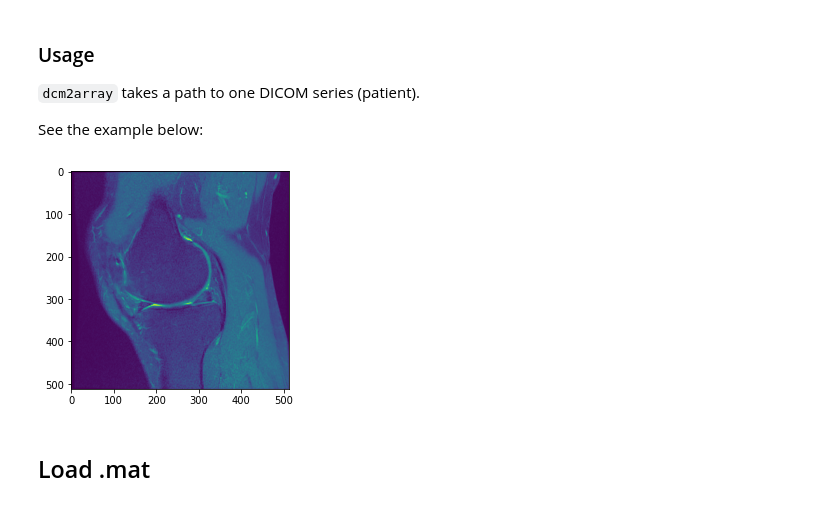
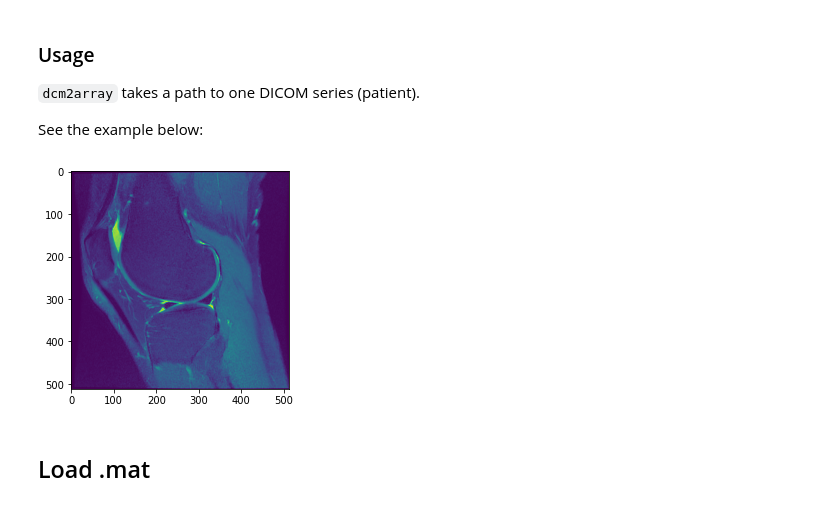
Before and after one commit to UCSF-intelligent-imaging/I2T2, a Jupyter notebook: nbs/00_io.ipynb, the cells around one changed output. Drawn from its saved outputs; the diff is of its cells as text; code cells hidden in the pictures.

Commit message:
CHanged dcm loader to order/sort slices by ImagePositionPatient.

```diff
--- a/nbs/00_io.ipynb
+++ b/nbs/00_io.ipynb
@@ -30,7 +30,7 @@ Successfully imported GDCM
 ## load dicom
 # %%
 # export
-def load_dcm(path_to_dicom_dir=None, sort_by_slice_location=True):
+def load_dcm(path_to_dicom_dir=None, sort_by_image_position_patient=True, dicom_extension='.dcm'):
     """
     Loads DICOM data as a numpy array.
 
@@ -49,7 +49,7 @@ def load_dcm(path_to_dicom_dir=None, sort_by_slice_location=True):
         print("Try: conda install -c conda-forge gdcm")
 
     if not path_to_dicom_dir.endswith(('/')):
-        path_to_dicom_dir = f"{data_path}/"
+        path_to_dicom_dir = f"{path_to_dicom_dir}/"
 
     try:
         os.listdir(path_to_dicom_dir)
@@ -62,14 +62,26 @@ def load_dcm(path_to_dicom_dir=None, sort_by_slice_location=True):
         df['filename'] = os.listdir(path_to_dicom_dir)
         df['pathname'] = path_to_dicom_dir + df['filename']
 
-        df['DS'] = [pydicom.dcmread(x) for x in df['pathname']]
-        df['SOPInstanceUID'] = [x.SOPInstanceUID for x in df['DS']]
-        df['SliceLoc'] = [x.InstanceNumber for x in df['DS']]
+        df = df[df['pathname'].str.contains(dicom_extension)]
+        ImagePositionPatient = [] # Used to order/sort slices
+
+        result = []
+        df_ = pd.DataFrame(columns=['DS'])
+        for x in df["pathname"]:
+            try:
+                content = pydicom.dcmread(x)
+            except:
+                print('[WARNING] dicom.dcmread(x): Found a file in wrong format. Skipping...')
+                continue
+            result.append(content)
+        df_["DS"] = result
+        df = df_
+
+        df['ImagePositionPatient'] = [x.ImagePositionPatient[0] for x in df['DS']]
         df['Pixels'] = [x.pixel_array for x in df['DS']]
-        tempo = df['DS'][0]
 
-        if sort_by_slice_location == True:
-            df = df.sort_values(by=['SliceLoc'])
+        if sort_by_image_position_patient == True:
+            df = df.sort_values(by=['ImagePositionPatient'])
         pixel_array = np.dstack(np.asarray(df['Pixels']))
 
         return pixel_array
@@ -81,16 +93,18 @@ def load_dcm(path_to_dicom_dir=None, sort_by_slice_location=True):
 
 See the example below:
 # %%
+#test
+
 data_path = '../data/knee'
 try:
     image_array = load_dcm(path_to_dicom_dir=data_path,
-                           sort_by_slice_location=True)
+                           sort_by_image_position_patient=True)
     plt.imshow(image_array[:, :, 6])
     plt.show()
 except:
     print('could not load array')
 # %% [output]
-[figure, old version]
+[figure, new version]
 # %% [markdown]
 ## Load .mat
 # %%
```
Also changed, not shown: 4 other files.
